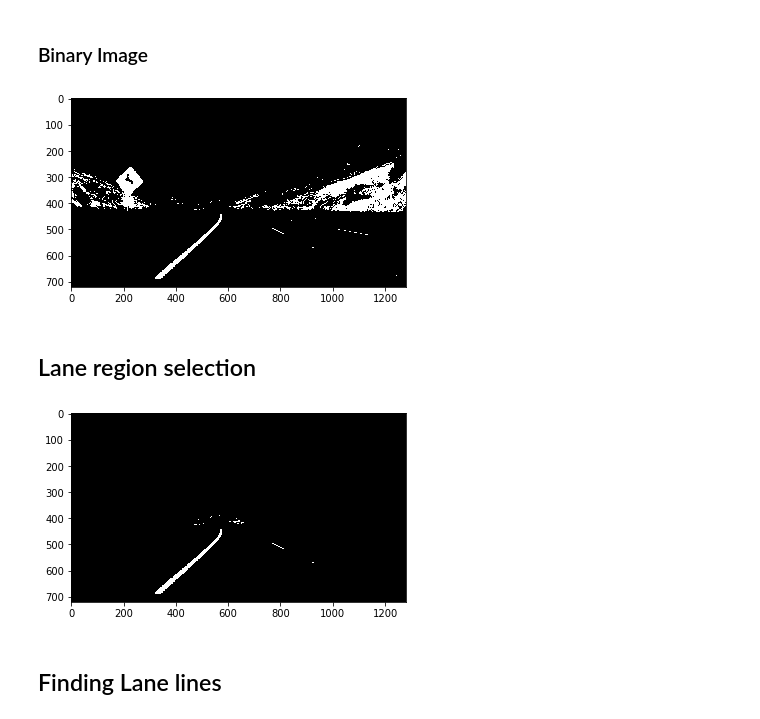
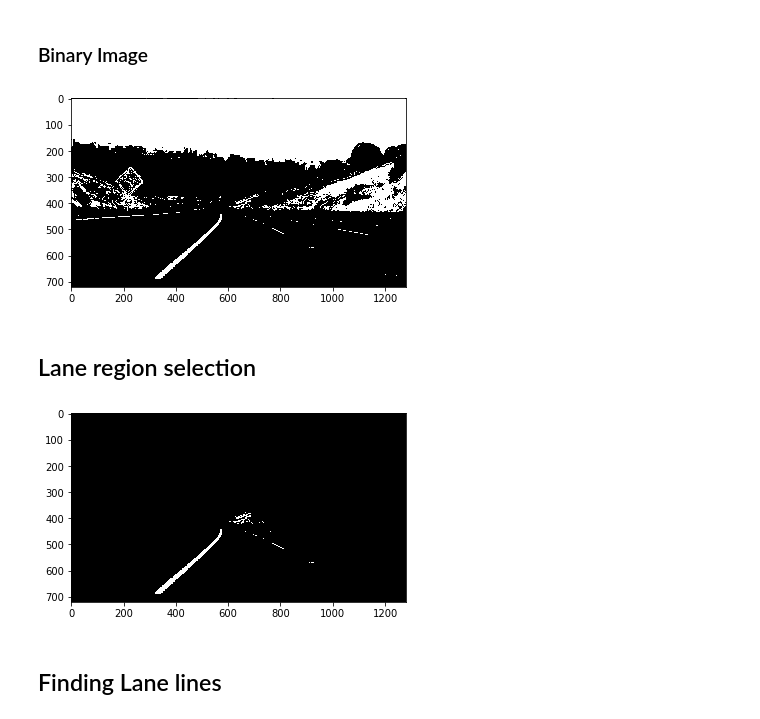
Before and after one commit to Ozi97/CarND-Advanced-Lane-Lines, a Jupyter notebook: ALane.ipynb, the cells around one changed output. Drawn from its saved outputs; the diff is of its cells as text; code cells hidden in the pictures.

```diff
--- a/ALane.ipynb
+++ b/ALane.ipynb
@@ -159,7 +160,7 @@ def gaussian_blur(img, kernel_size=5):
 # %% [markdown]
 ## Thresholding
 # %%
-def abs_sobel_thresh(img, thresh_min=20, thresh_max=200):
+def abs_sobel_thresh(img, thresh_min=30, thresh_max=100):
     # Convert to grayscale
     gray = cv2.cvtColor(img, cv2.COLOR_RGB2GRAY)
 
@@ -183,7 +184,7 @@ plt.show()
 # %% [markdown]
 ## Color Thresholding in HLS
 # %%
-def hls_binary(image, channel, thresh_min=170, thresh_max=255):
+def hls_binary(image, channel, thresh_min=120, thresh_max=255):
     # Convert to HLS color space
     hls = cv2.cvtColor(image, cv2.COLOR_RGB2HLS)
 
@@ -202,10 +203,10 @@ def select_color(image):
 
     hsv = cv2.cvtColor(image, cv2.COLOR_RGB2HSV)
 
-    lower_yellow = np.array([10, 100, 100])
-    upper_yellow = np.array([100,255,255])
+    lower_yellow = np.array([0, 100, 100])
+    upper_yellow = np.array([200,250,255])
 
-    upper_white =np.array([220,220,220])
+    upper_white =np.array([179,179,179])
     lower_white = np.array([255,255,255])
 
 
@@ -217,6 +218,13 @@ def select_color(image):
 
 
     return mask
+# %%
+def hsv_select(image,thresh=(0,255)):
+    hsv = cv2.cvtColor(image,cv2.COLOR_RGB2HSV)
+    v = hsv[:,:,2]
+    binary_output = np.zeros_like(v)
+    binary_output[(v > thresh[0]) & (v<=thresh[1])] = 1
+    return binary_output
 # %% [markdown]
 ### Binary Image
 # %%
@@ -224,46 +232,54 @@ def select_color(image):
 
 def binary_img(image):
 
-    color_sel = select_color(image)
-
+    lane = select_color(image)
+    #plt.imshow(lane)
     sobel = abs_sobel_thresh(image)
 
     s_channel = hls_binary(image,2)
 
     l_channel = hls_binary(image,1 ,thresh_min=150)
+   # plt.imshow(l_channel)
+
 
     LUV = cv2.cvtColor(image, cv2.COLOR_RGB2LUV)
+
+
+    v_channel = hsv_select(image, thresh=(75,255))
+    #plt.imshow(v_channel)
 
     # Extract the desired channel
     channel = LUV[:,:,1]
 
     # Apply the threshold
     channel_binary = np.zeros_like(channel)
-    channel_binary[(channel >= 120) & (channel <= 130)] = 1
+    channel_binary[(channel >= 104) & (channel <= 105)] = 1 # 120 130
+    #plt.imshow(channel_binary)
 
     thresh=(130, 255)
     gray = np.zeros_like(cv2.cvtColor(image, cv2.COLOR_RGB2GRAY))
     gray[(gray > thresh[0]) & (gray < thresh[1])] = 1
 
     combined_binary = np.zeros_like(s_channel)
 
-    combined_binary[color_sel ==255 | ((s_channel == 1) & (l_channel == 1))
-                   | ((sobel == 1) & (gray == 1))|(channel_binary == 1)] = 1
+    combined_binary[lane == 255  |(s_channel == 1)| (channel_binary==1)&(l_channel == 1)
+                   | (sobel == 1) & (gray == 1)] = 1
+    #
 
     return combined_binary
 
 img = binary_img(image)
 plt.imshow(img,cmap='gray')
 plt.show()
 # %% [output]
-[figure, old version]
+[figure, new version]
 # %% [markdown]
 ## Lane region selection
 # %%
 def ROI(image):
 
-    top_left = (image.shape[1] * 0.4 , image.shape[0]/2)
-    top_right = (image.shape[1] * 0.45 , image.shape[0]/1.95)
+    top_left = (image.shape[1] * 0.50 , image.shape[0]/2)
+    top_right = (image.shape[1] * 0.52 , image.shape[0]/1.95)
 
     bottom_left = (image.shape[1] * 0.15, image.shape[0])
     bottom_right = (image.shape[1] * 0.93, image.shape[0])
@@ -290,7 +306,7 @@ img_filtered = binary_img(ROI(image))
 plt.imshow(img_filtered,cmap='gray')
 plt.show()
 # %% [output]
-[figure, old version]
+[figure, new version]
 # %%
 # Hough transform parameters
 rho = 1 # distance resolution in pixels of the Hough grid
```
Also changed, not shown: parts of 10 cells of this notebook, 1 other file.
